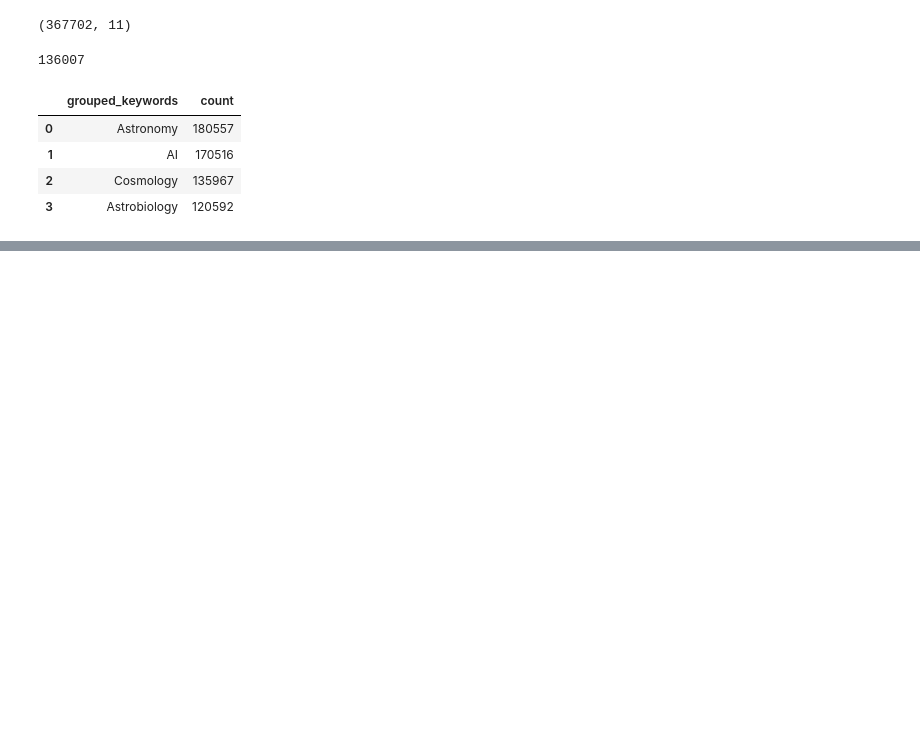
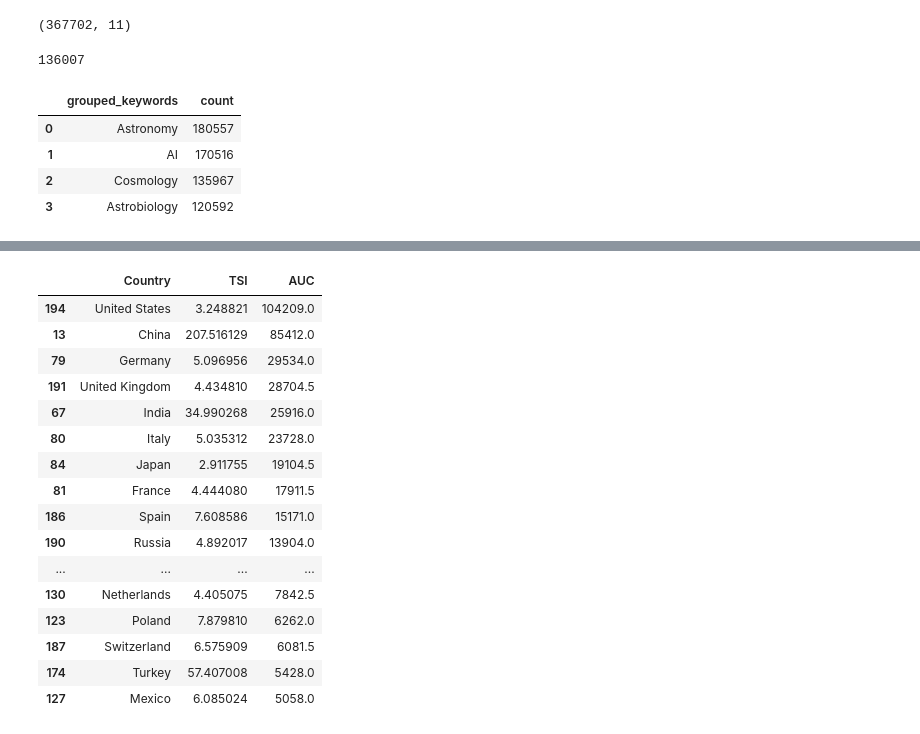
Before and after one commit to vadibekyan/ads_stats, a Jupyter notebook: ads_data_country_github.ipynb, the cells around one changed output, grey strips where cells are left out. Saved outputs shown, nothing was run; the diff lists cells and outputs as text; code cells hidden in the pictures; blank space fills up the shorter version.

```diff
--- a/ads_data_country_github.ipynb
+++ b/ads_data_country_github.ipynb
@@ -878,3 +1031,69 @@ Calling float on a single element Series is deprecated and will raise a TypeErro
+# %%
+pub_counts = (
+    ads_data_aff
+    .groupby(['first_author_aff_country_final_valid', 'year'])
+    .size()
+    .reset_index(name='count')  # now you have a 'count' column
+    .rename(columns={'first_author_aff_country_final_valid': 'country'})
+)
+
+pub_counts = pub_counts[pub_counts.year < 2025]
+
+
+
+from scipy.stats import kendalltau
+from numpy import trapz
+
+
+
+def compute_tsi(sub_df):
+    sub_df = sub_df.sort_values('year')
+    tau, _ = kendalltau(sub_df['year'], sub_df['count'])
+    growth = (sub_df['count'].iloc[-1] - sub_df['count'].iloc[0]) / sub_df['count'].iloc[0]
+    return tau * growth  # or normalize growth separately
+
+tsi_scores = {
+    country: compute_tsi(pub_counts[pub_counts['country'] == country])
+    for country in pub_counts['country'].unique()
+}
+
+
+
+auc = pub_counts.groupby('country').apply(lambda x: trapz(x.sort_values('year')['count'], x['year']))
+
+# Sort TSI scores (descending = highest growth trend first)
+sorted_tsi = sorted(tsi_scores.items(), key=lambda x: x[1], reverse=True)
+
+# Sort AUC (descending = most publications over time)
+sorted_auc = sorted(auc.items(), key=lambda x: x[1], reverse=True)
+
+tsi_df = pd.DataFrame(sorted_tsi, columns=["Country", "TSI"])
+auc_df = pd.DataFrame(sorted_auc, columns=["Country", "AUC"])
+
+summary_df = pd.DataFrame({
+    "Country": tsi_df["Country"],
+    "TSI": tsi_df["TSI"],
+    "AUC": auc_df.set_index("Country").loc[tsi_df["Country"]].values.flatten()
+})
+summary_df.sort_values("AUC", ascending=False).head(20)
+# %% [output]
+|  | Country | TSI | AUC |
+| 194 | United States | 3.248821 | 104209.0 |
+| 13 | China | 207.516129 | 85412.0 |
+| 79 | Germany | 5.096956 | 29534.0 |
+| 191 | United Kingdom | 4.434810 | 28704.5 |
+| 67 | India | 34.990268 | 25916.0 |
+| 80 | Italy | 5.035312 | 23728.0 |
+| 84 | Japan | 2.911755 | 19104.5 |
+| 81 | France | 4.444080 | 17911.5 |
+| 186 | Spain | 7.608586 | 15171.0 |
+| 190 | Russia | 4.892017 | 13904.0 |
+| ... | ... | ... | ... |
+| 130 | Netherlands | 4.405075 | 7842.5 |
+| 123 | Poland | 7.879810 | 6262.0 |
+| 187 | Switzerland | 6.575909 | 6081.5 |
+| 174 | Turkey | 57.407008 | 5428.0 |
+| 127 | Mexico | 6.085024 | 5058.0 |
 # %%
 import matplotlib.pyplot as plt
 import seaborn as sns
```
Also changed, not shown: parts of 10 cells of this notebook, 6 other files.
